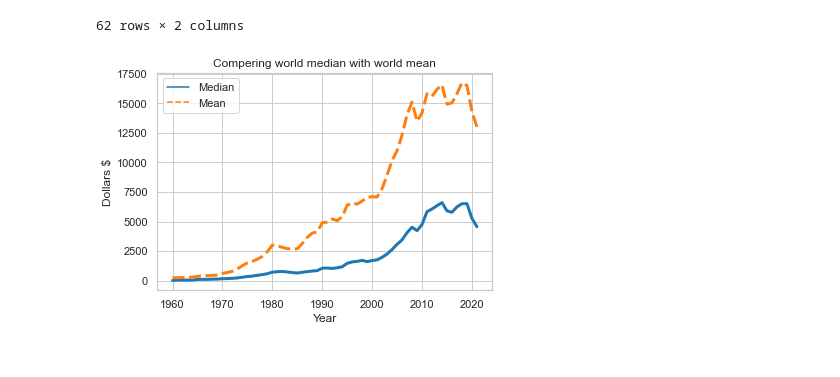
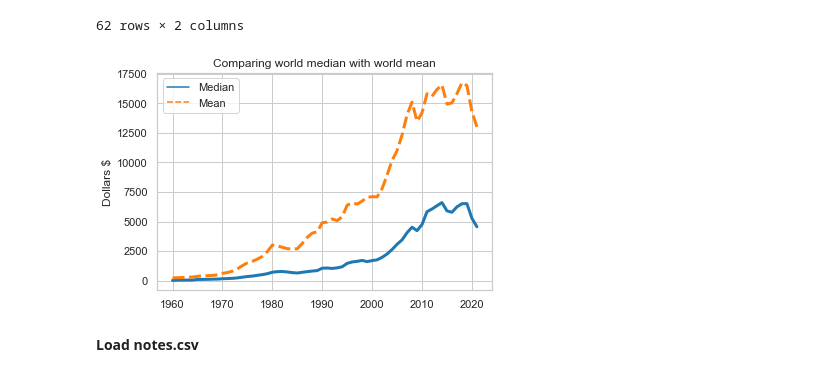
Before and after one commit to NorthBrainsAnalytics/GDP-per-capita, a Jupyter notebook: GDP per capita.ipynb, the cells around one changed output. Drawn from its saved outputs; the diff is of its cells as text; code cells hidden in the pictures.

```diff
--- a/GDP per capita.ipynb
+++ b/GDP per capita.ipynb
@@ -177,16 +193,19 @@ MMdf
 | 2020 | 5274.6 | 14307.3 |
 | 2021 | 4560.8 | 13014.8 |
 62 rows × 2 columns
-# %%
-import seaborn as sns
-
-sns.set_theme(style="whitegrid")
-
-data = MMdf["Median"], MMdf["Mean"]
-
-p = sns.lineplot(data=data, palette="tab10", linewidth=3)
-p.set(ylabel = "Dollars $")
-plt.title("Compering world median with world mean")
-plt.show()
-# %% [output]
-[figure, removed]
+# %%
+import seaborn as sns
+
+sns.set_theme(style="whitegrid")
+
+data = MMdf["Median"], MMdf["Mean"]
+
+p = sns.lineplot(data=data, palette="tab10", linewidth=3)
+p.set(ylabel = "Dollars $")
+p.set(xlabel = '')
+plt.title("Comparing world median with world mean")
+plt.show()
+# %% [output]
+[figure, added]
+# %% [markdown]
+<b>Load notes.csv </b>
```
Also changed, not shown: parts of 28 cells of this notebook, 3 other files.
